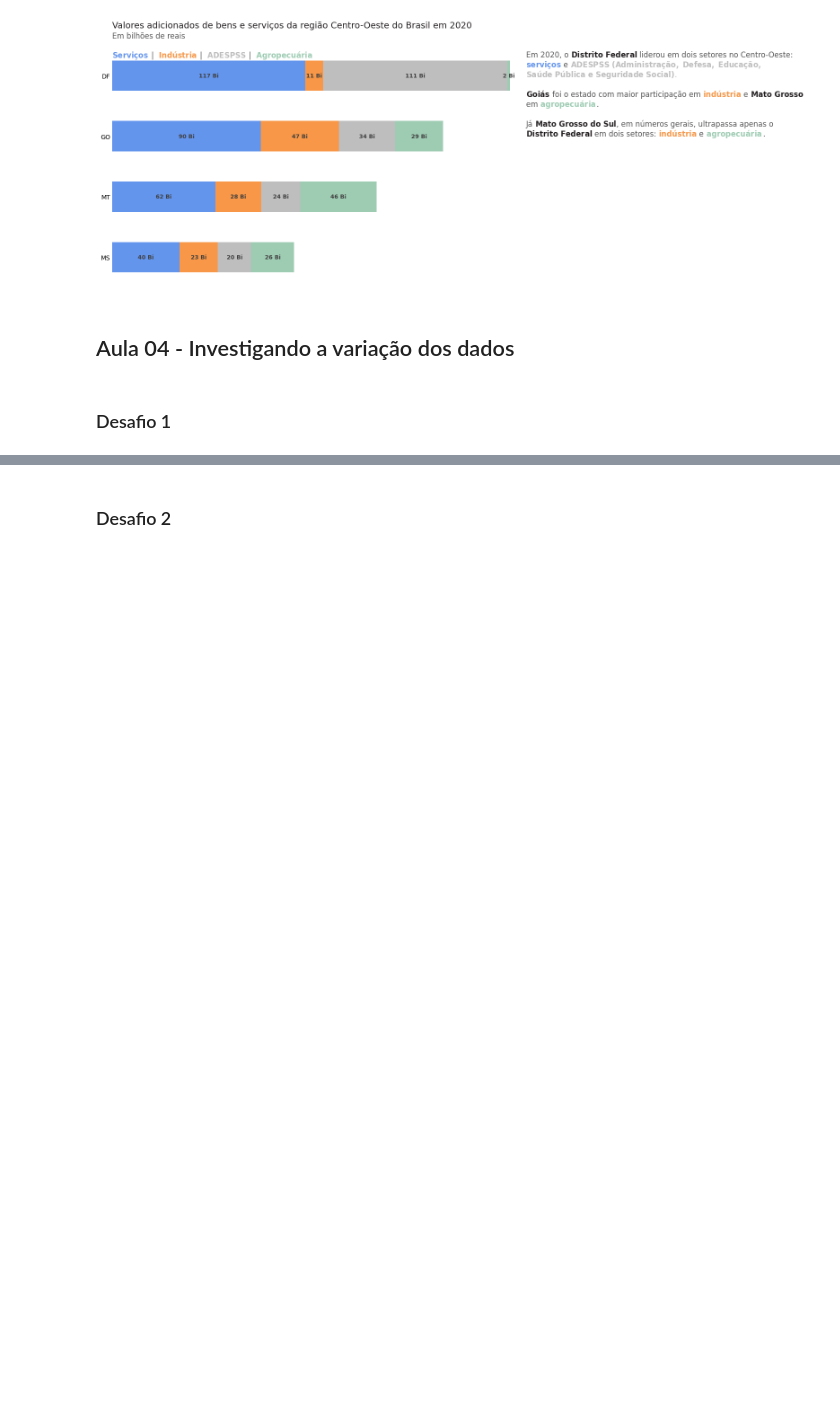
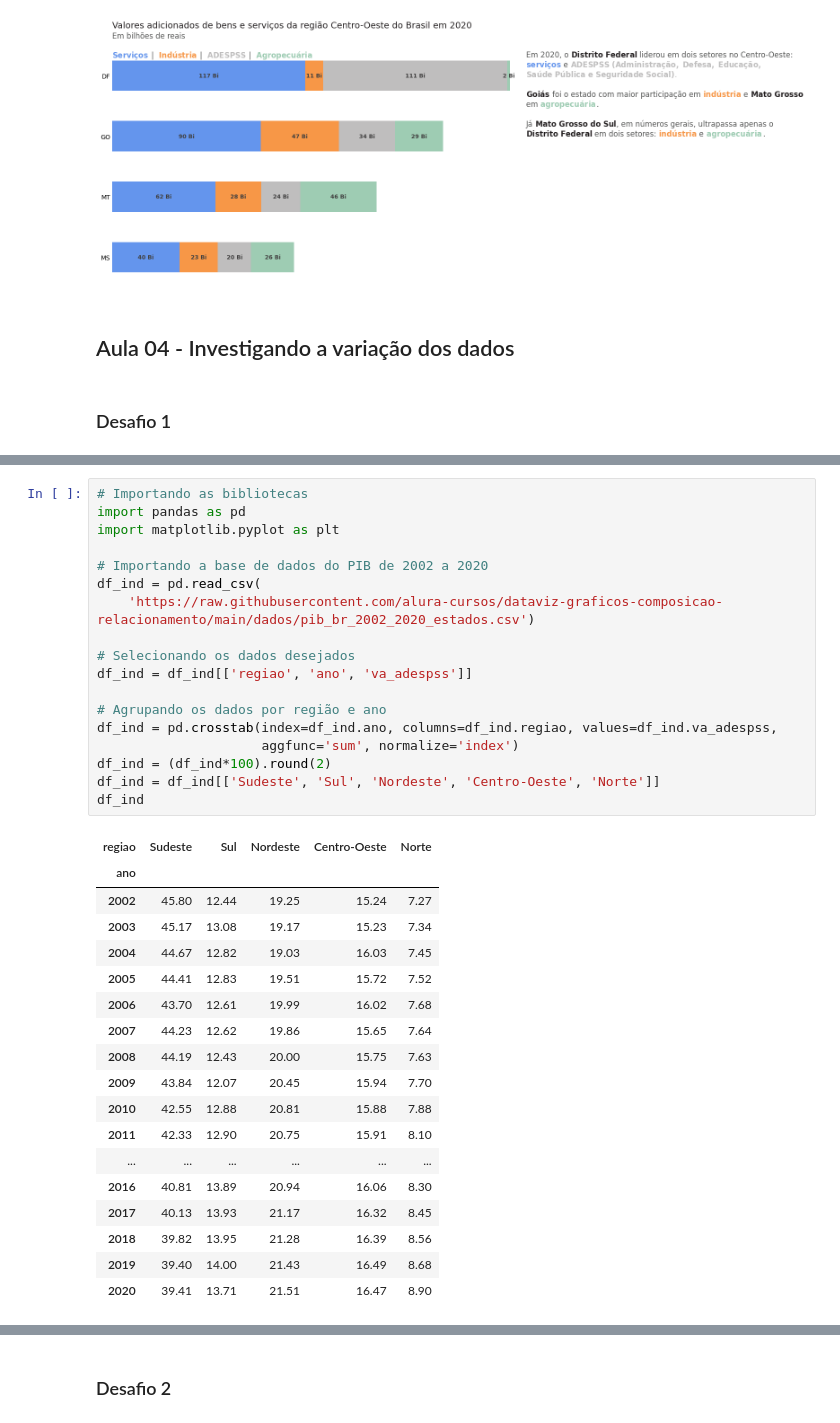
Before and after one commit to juliogazoli/alura-data-visualization-python-graficos-de-composicao-e-relacionamento, a Jupyter notebook: Desafios.ipynb, the cells around one changed output, grey strips where cells are left out. Drawn from its saved outputs; the diff is of its cells as text; blank space fills up the shorter version.

```diff
--- a/Desafios.ipynb
+++ b/Desafios.ipynb
@@ -525,0 +531,37 @@ FigureCanvasAgg is non-interactive, and thus cannot be shown
+# %%
+# Importando as bibliotecas
+import pandas as pd
+import matplotlib.pyplot as plt
+
+# Importando a base de dados do PIB de 2002 a 2020
+df_ind = pd.read_csv(
+    'https://raw.githubusercontent.com/alura-cursos/dataviz-graficos-composicao-relacionamento/main/dados/pib_br_2002_2020_estados.csv')
+
+# Selecionando os dados desejados
+df_ind = df_ind[['regiao', 'ano', 'va_adespss']]
+
+# Agrupando os dados por região e ano
+df_ind = pd.crosstab(index=df_ind.ano, columns=df_ind.regiao, values=df_ind.va_adespss,
+                     aggfunc='sum', normalize='index')
+df_ind = (df_ind*100).round(2)
+df_ind = df_ind[['Sudeste', 'Sul', 'Nordeste', 'Centro-Oeste', 'Norte']]
+df_ind
+# %% [output]
+| regiao | Sudeste | Sul | Nordeste | Centro-Oeste | Norte |
+| ano |  |  |  |  |  |
+| 2002 | 45.80 | 12.44 | 19.25 | 15.24 | 7.27 |
+| 2003 | 45.17 | 13.08 | 19.17 | 15.23 | 7.34 |
+| 2004 | 44.67 | 12.82 | 19.03 | 16.03 | 7.45 |
+| 2005 | 44.41 | 12.83 | 19.51 | 15.72 | 7.52 |
+| 2006 | 43.70 | 12.61 | 19.99 | 16.02 | 7.68 |
+| 2007 | 44.23 | 12.62 | 19.86 | 15.65 | 7.64 |
+| 2008 | 44.19 | 12.43 | 20.00 | 15.75 | 7.63 |
+| 2009 | 43.84 | 12.07 | 20.45 | 15.94 | 7.70 |
+| 2010 | 42.55 | 12.88 | 20.81 | 15.88 | 7.88 |
+| 2011 | 42.33 | 12.90 | 20.75 | 15.91 | 8.10 |
+| ... | ... | ... | ... | ... | ... |
+| 2016 | 40.81 | 13.89 | 20.94 | 16.06 | 8.30 |
+| 2017 | 40.13 | 13.93 | 21.17 | 16.32 | 8.45 |
+| 2018 | 39.82 | 13.95 | 21.28 | 16.39 | 8.56 |
+| 2019 | 39.40 | 14.00 | 21.43 | 16.49 | 8.68 |
+| 2020 | 39.41 | 13.71 | 21.51 | 16.47 | 8.90 |
```
Also changed, not shown: parts of 5 cells of this notebook.
